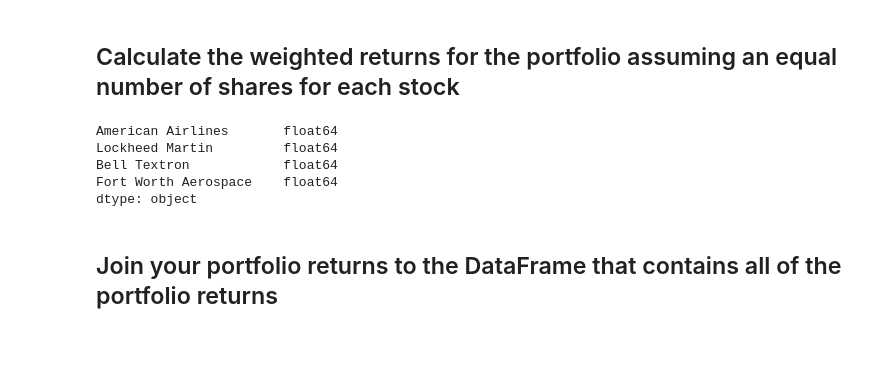
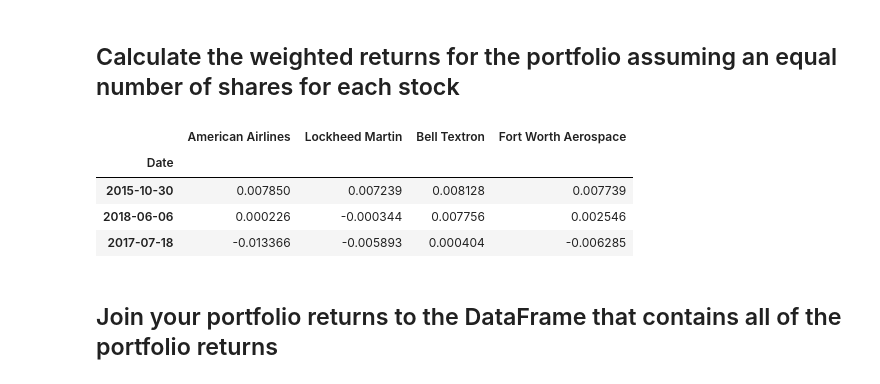
Before and after one commit to jdfwsp/pandas_for_data, a Jupyter notebook: whale_analysis.ipynb, the cells around one changed output. Saved outputs shown, nothing was run; the diff lists cells and outputs as text; code cells hidden in the pictures; blank space fills up the shorter version.

```diff
--- a/whale_analysis.ipynb
+++ b/whale_analysis.ipynb
@@ -391,18 +341,18 @@ fw_aerospace.sample(3)
 # %%
 # Set weights
 weights = [1/3, 1/3, 1/3]
 
 # Calculate portfolio return
 fw_aerospace['Fort Worth Aerospace'] = fw_aerospace.dot(weights)
+
 # Display sample data
-
-fw_aerospace.dtypes
+fw_aerospace.sample(3)
 # %% [output]
-American Airlines       float64
-Lockheed Martin         float64
-Bell Textron            float64
-Fort Worth Aerospace    float64
-dtype: object
+|  | American Airlines | Lockheed Martin | Bell Textron | Fort Worth Aerospace |
+| Date |  |  |  |  |
+| 2015-10-30 | 0.007850 | 0.007239 | 0.008128 | 0.007739 |
+| 2018-06-06 | 0.000226 | -0.000344 | 0.007756 | 0.002546 |
+| 2017-07-18 | -0.013366 | -0.005893 | 0.000404 | -0.006285 |
 # %% [markdown]
 ## Join your portfolio returns to the DataFrame that contains all of the portfolio returns
 # %%
```
Also changed, not shown: parts of 16 cells of this notebook.
